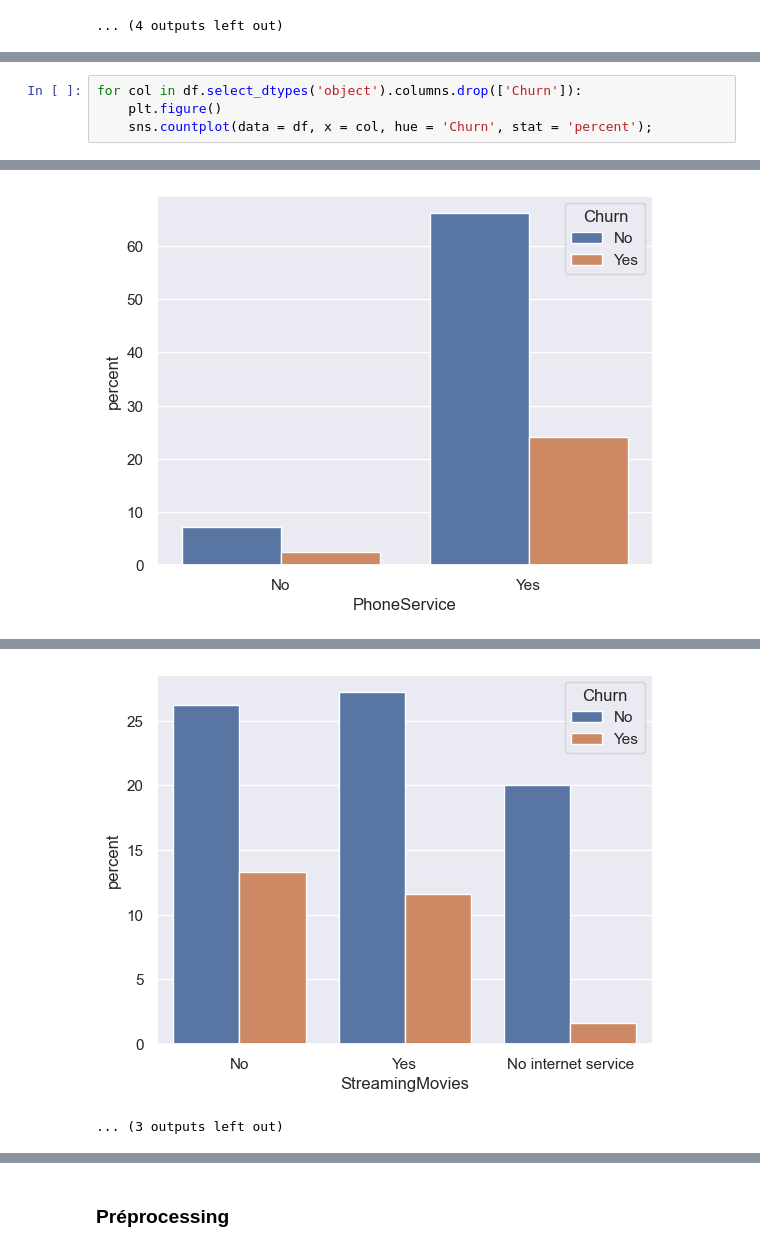
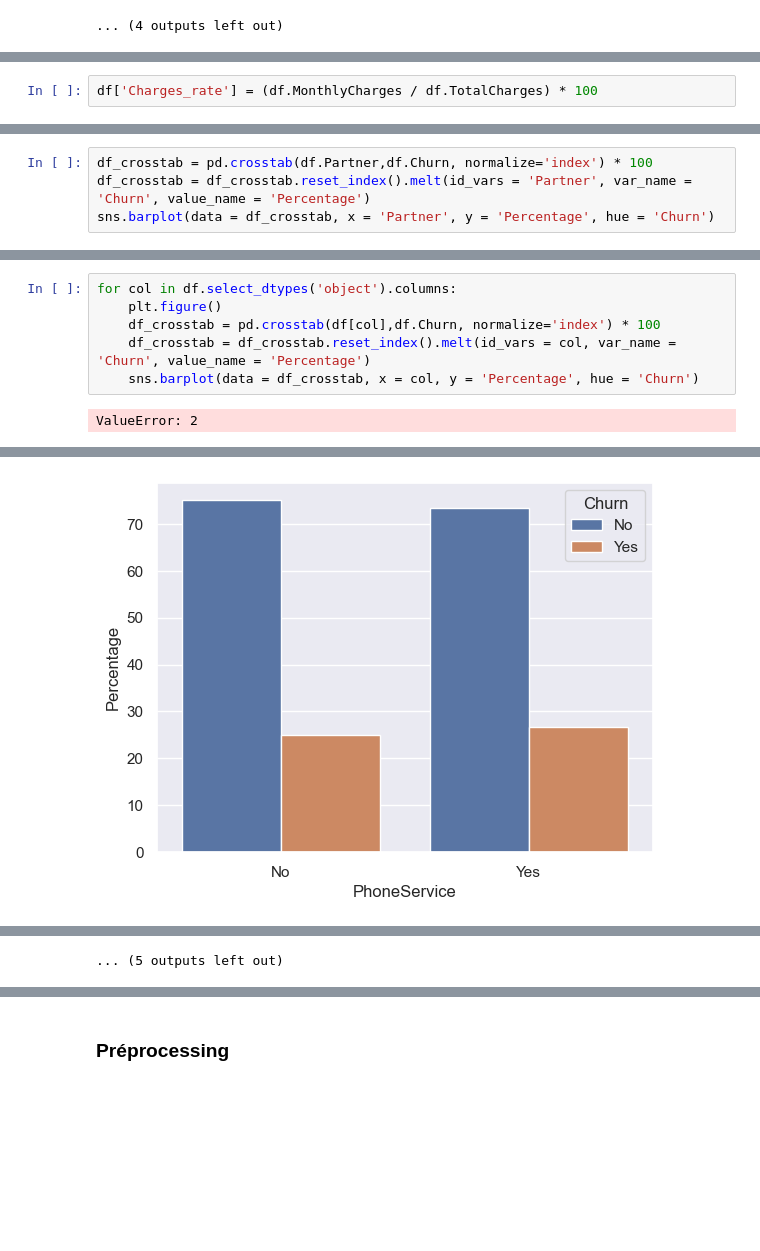
Before and after one commit to anthoferre/telco_customer_churn, a Jupyter notebook: telco_customer_churn.ipynb, the cells around one changed output, grey strips where cells are left out. Saved outputs shown, nothing was run; the diff lists cells and outputs as text; blank space fills up the shorter version.

```diff
--- a/telco_customer_churn.ipynb
+++ b/telco_customer_churn.ipynb
@@ -91,0 +91,2 @@ sns.heatmap(data = df.select_dtypes(['int','float']).corr(), annot = True)
+# %%
+df['Charges_rate'] = (df.MonthlyCharges / df.TotalCharges) * 100
@@ -91,0 +114,4 @@ sns.heatmap(data = df.select_dtypes(['int','float']).corr(), annot = True)
+# %%
+df_crosstab = pd.crosstab(df.Partner,df.Churn, normalize='index') * 100
+df_crosstab = df_crosstab.reset_index().melt(id_vars = 'Partner', var_name = 'Churn', value_name = 'Percentage')
+sns.barplot(data = df_crosstab, x = 'Partner', y = 'Percentage', hue = 'Churn')
@@ -92,5 +121,8 @@ sns.heatmap(data = df.select_dtypes(['int','float']).corr(), annot = True)
 # %%
-for col in df.select_dtypes('object').columns.drop(['Churn']):
+for col in df.select_dtypes('object').columns:
     plt.figure()
-    sns.countplot(data = df, x = col, hue = 'Churn', stat = 'percent');
+    df_crosstab = pd.crosstab(df[col],df.Churn, normalize='index') * 100
+    df_crosstab = df_crosstab.reset_index().melt(id_vars = col, var_name = 'Churn', value_name = 'Percentage')
+    sns.barplot(data = df_crosstab, x = col, y = 'Percentage', hue = 'Churn')
 # %% [output]
+ValueError: 2
@@ -100 +132 @@ for col in df.select_dtypes('object').columns.drop(['Churn']):
-[figure, old version]
+[figure, new version]
@@ -108,2 +140 @@ for col in df.select_dtypes('object').columns.drop(['Churn']):
-[figure, removed]
-... (3 outputs left out)
+... (5 outputs left out)
```
Also changed, not shown: parts of 19 cells of this notebook, 2 other files.
